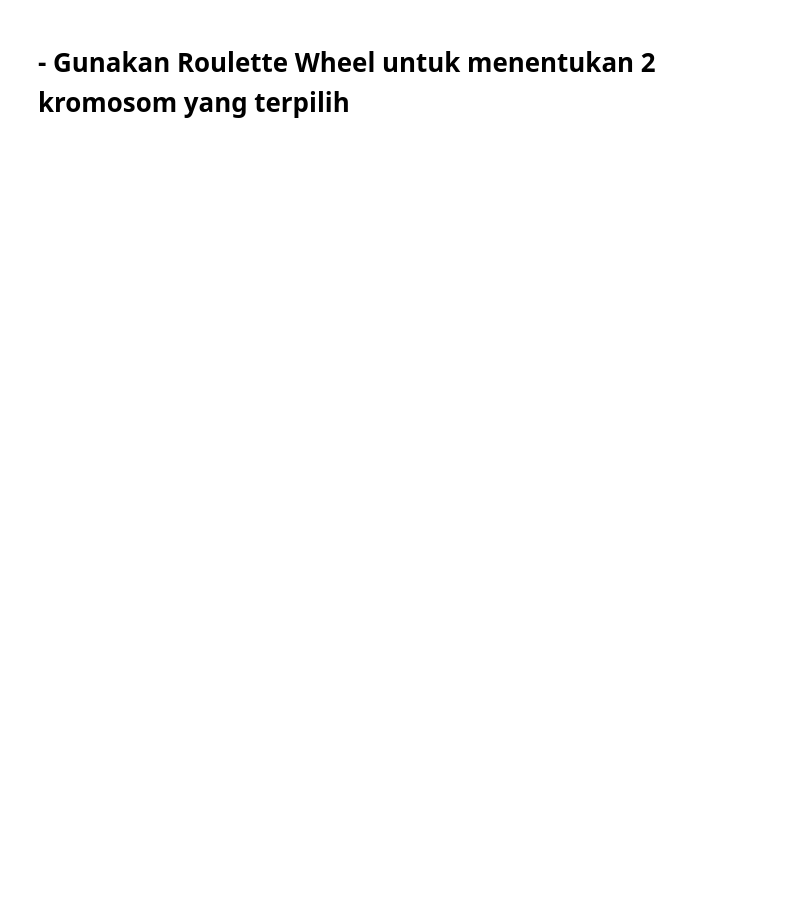
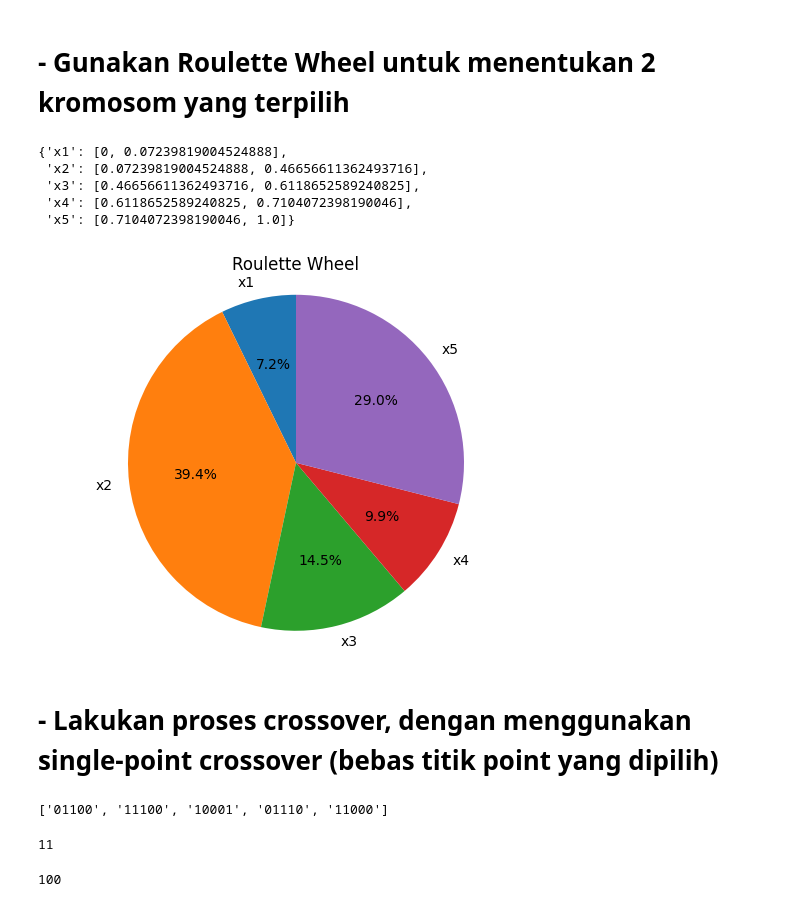
Before and after one commit to rrayhka/kecerdasan-komputasional, a Jupyter notebook: geneticAlgorithm.ipynb, the cells around one changed output. Drawn from its saved outputs; the diff is of its cells as text; code cells hidden in the pictures; blank space fills up the shorter version.

```diff
--- a/geneticAlgorithm.ipynb
+++ b/geneticAlgorithm.ipynb
@@ -84,12 +84,11 @@ print(totalFitness)
 # %% [markdown]
 # -	Hitung Peluang Seleksi Setiap Kromosom
 # %%
-# count probability of every selection chromossome
-def countProbability(fitness, totalFitness):
-    probability = []
+def peluang(fitness, totalFitness):
+    peluang = []
     for i in range(len(fitness)):
-        probability.append(fitness[i] / totalFitness)
-    return probability
+        peluang.append(fitness[i] / totalFitness)
+    return peluang
 # %%
-probability = countProbability(fitness, totalFitness)
+peluang = peluang(fitness, totalFitness)
 # %%
@@ -113,2 +104,43 @@ rouletteWheel = selection(population, probability)
+# %%
+def roadWheel(x):
+    hasil = {}
+    a = 0
+    for i in range(len(x)):
+        hasil["x"+str(i+1)] = [a, a+x[i]]
+        a += x[i]
+    return hasil
+# %%
+rouletteWheel = roadWheel(peluang)
+# %%
+rouletteWheel
+# %% [output]
+{'x1': [0, 0.07239819004524888],
+ 'x2': [0.07239819004524888, 0.46656611362493716],
+ 'x3': [0.46656611362493716, 0.6118652589240825],
+ 'x4': [0.6118652589240825, 0.7104072398190046],
+ 'x5': [0.7104072398190046, 1.0]}
+# %%
+interval_lengths = [rouletteWheel[key][1] - rouletteWheel[key][0] for key in rouletteWheel]
+labels = rouletteWheel.keys()
+plt.pie(interval_lengths, labels=labels, autopct='%1.1f%%', startangle=90)
+plt.title('Roulette Wheel')
+plt.axis('equal')
+plt.show()
+# %% [output]
+[figure, added]
+# %% [markdown]
+# -	Lakukan proses crossover, dengan menggunakan single-point crossover (bebas titik point yang dipilih)
 # %%
-print(randomInt)
+print(populasi)
+# %% [output]
+['01100', '11100', '10001', '01110', '11000']
+# %%
+# untuk mengambil awal yang masih sama
+print(populasi[1][:2])
+# %% [output]
+11
+# %%
+# untuk mengambil akhir yang akan dicrossover
+print(populasi[1][2:])
+# %% [output]
+100
```
Also changed, not shown: parts of 33 cells of this notebook.
